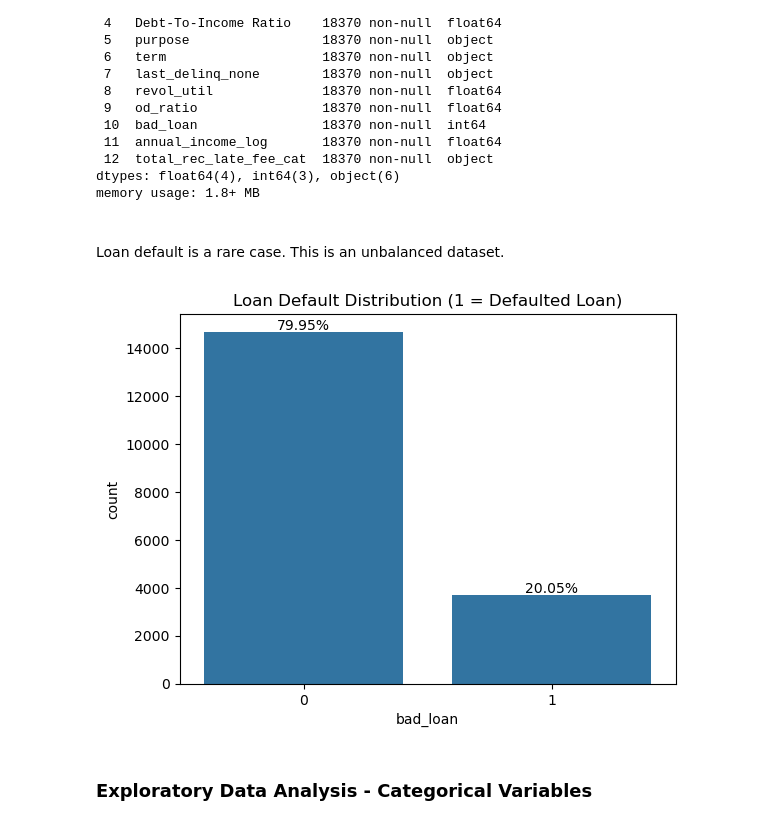
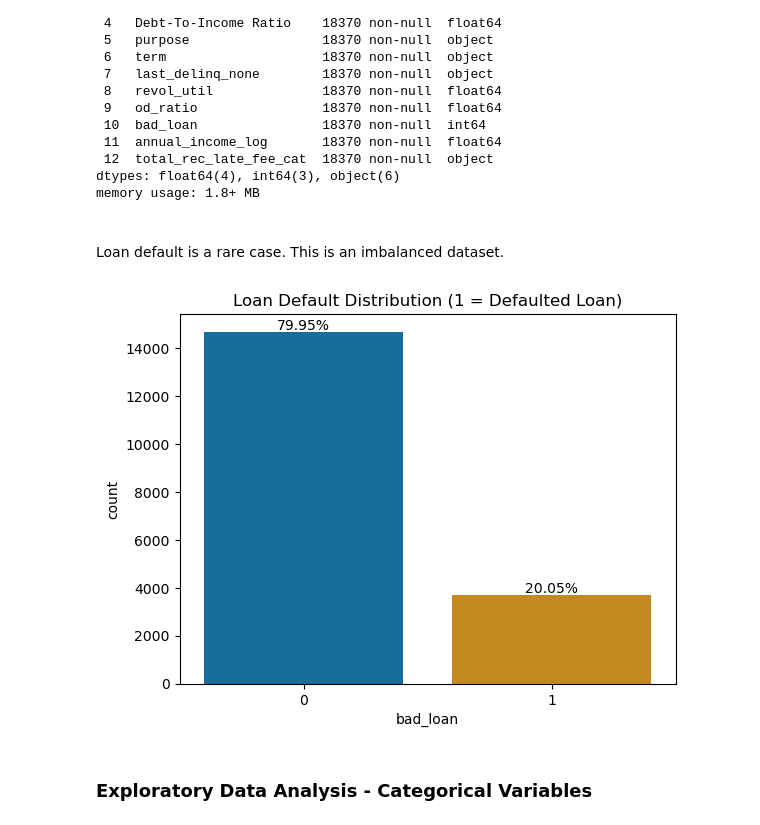
Before and after one commit to KaimiHuang/Correct-Mislabeled-Loan-Dataset-Using-Unsupervised-Learning, a Jupyter notebook: main.ipynb, the cells around one changed output. Drawn from its saved outputs; the diff is of its cells as text; code cells hidden in the pictures.

```diff
--- a/main.ipynb
+++ b/main.ipynb
@@ -371,19 +371,19 @@ memory usage: 1.8+ MB
 # %%
 df.to_csv('Loan_Dataset_cleaned.csv', index=False)
 # %% [markdown]
-<br> Loan default is a rare case. This is an unbalanced dataset.
+<br> Loan default is a rare case. This is an imbalanced dataset.
 # %%
 total_count = df.bad_loan.size
 
-ax = sns.countplot(x='bad_loan', data=df)
+ax = sns.countplot(x='bad_loan', data=df, palette='colorblind')
 for p in ax.patches:
     height = p.get_height()
     ax.text(p.get_x() + p.get_width() / 2., height + 100, f'{height/total_count*100:.2f}%', ha='center')
 
 plt.title('Loan Default Distribution (1 = Defaulted Loan)')
 plt.show()
 # %% [output]
-[figure, old version]
+[figure, new version]
 # %% [markdown]
 ### Exploratory Data Analysis - Categorical Variables
 # %%
```
